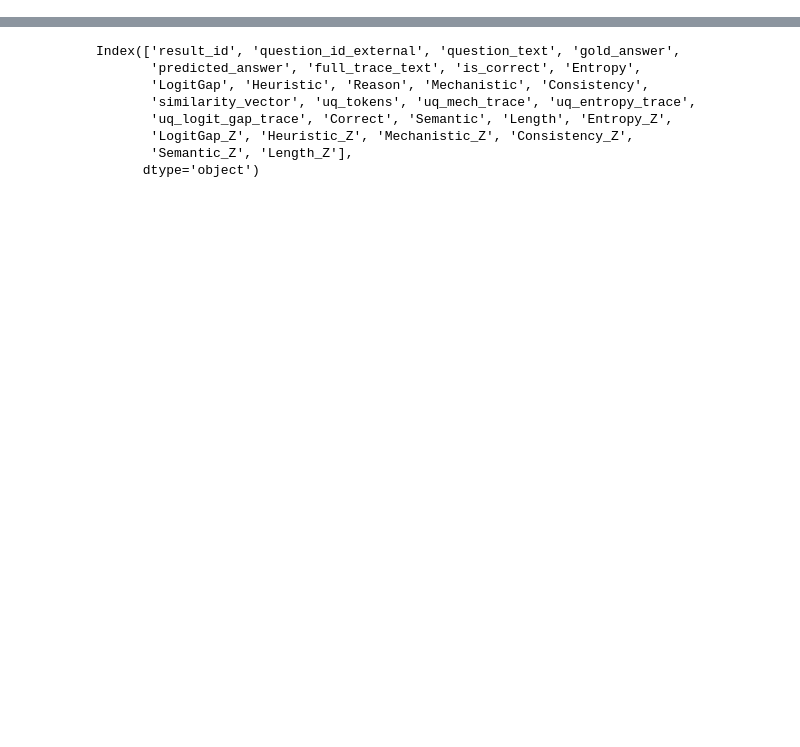
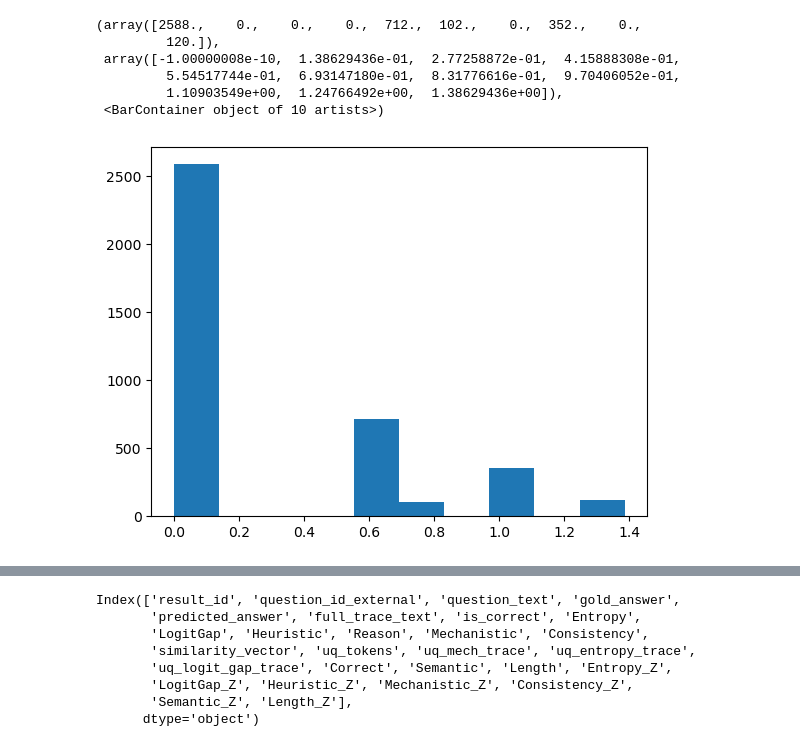
Before and after one commit to TroyDanielsProjects/Uncertainty-Aware-Error-Detection-and-Recovery, a Jupyter notebook: test.ipynb, the cells around one changed output, grey strips where cells are left out. Cells and saved outputs as stored; diff of their text form; code cells hidden in the pictures; blank space fills up the shorter version.

```diff
--- a/test.ipynb
+++ b/test.ipynb
@@ -48,6 +48,7 @@ def load_data_universal(db_path):
         r.uq_heuristic_score as 'Heuristic',
         r.gpt_eval_reason as 'Reason',
         r.uq_mech_score as 'Mechanistic',
+        r.uq_semantic_entropy as 'Semantic',
         r.uq_coherence as 'Consistency',   -- Use pre-computed Coherence (excludes self)
         r.similarity_vector,                   -- Correct column name
         r.uq_tokens, r.uq_mech_trace, r.uq_entropy_trace, r.uq_logit_gap_trace
@@ -94,3 +95,16 @@ def load_data_universal(db_path):
             df[f'{m}_Z'] = (df[m] - df[m].mean()) / df[m].std()
 
     return df, valid_metrics, (latest_id, name)
+
+
+import analysis_utils as utils
+import pandas as pd
+import numpy as np
+import importlib
+
+importlib.reload(utils)
+print("Loading Data & Generating Artifacts...")
+df, metrics, exp_info = load_data_universal("db/results.sqlite")
+
+
+df.keys()
@@ -108,0 +155,21 @@ Loading Run: HUV_Benchmark_Optimized (ID: 1)
+# %%
+def calc_se_hybrid(sub):
+    # Filter out failures (-1) so they don't artificially inflate entropy
+    valid_answers = sub[sub['Answer_Int'] != -1]['Answer_Int']
+
+    if len(valid_answers) == 0:
+        return 0.0
+
+    probs = valid_answers.value_counts(normalize=True)
+    return -np.sum(probs * np.log(probs + 1e-10))
+
+# Re-run GroupBy
+if 'question_id_external' in df.columns:
+    se_map = df.groupby('question_id_external').apply(calc_se_hybrid)
+    df['Semantic'] = df['question_id_external'].map(se_map)
+
+    # Update Z-Score
+    if df['Semantic'].std() > 0:
+        df['Semantic_Z'] = (df['Semantic'] - df['Semantic'].mean()) / df['Semantic'].std()
+
+    print("✅ Semantic Entropy updated using Hybrid Extraction.")
@@ -108,0 +232,10 @@ Loading Run: HUV_Benchmark_Optimized (ID: 1)
+# %%
+plt.hist(df["Semantic"])
+# %% [output]
+(array([2588.,    0.,    0.,    0.,  712.,  102.,    0.,  352.,    0.,
+         120.]),
+ array([-1.00000008e-10,  1.38629436e-01,  2.77258872e-01,  4.15888308e-01,
+         5.54517744e-01,  6.93147180e-01,  8.31776616e-01,  9.70406052e-01,
+         1.10903549e+00,  1.24766492e+00,  1.38629436e+00]),
+ <BarContainer object of 10 artists>)
+[figure, added]
```
Also changed, not shown: parts of 7 cells of this notebook, 3 other files.
